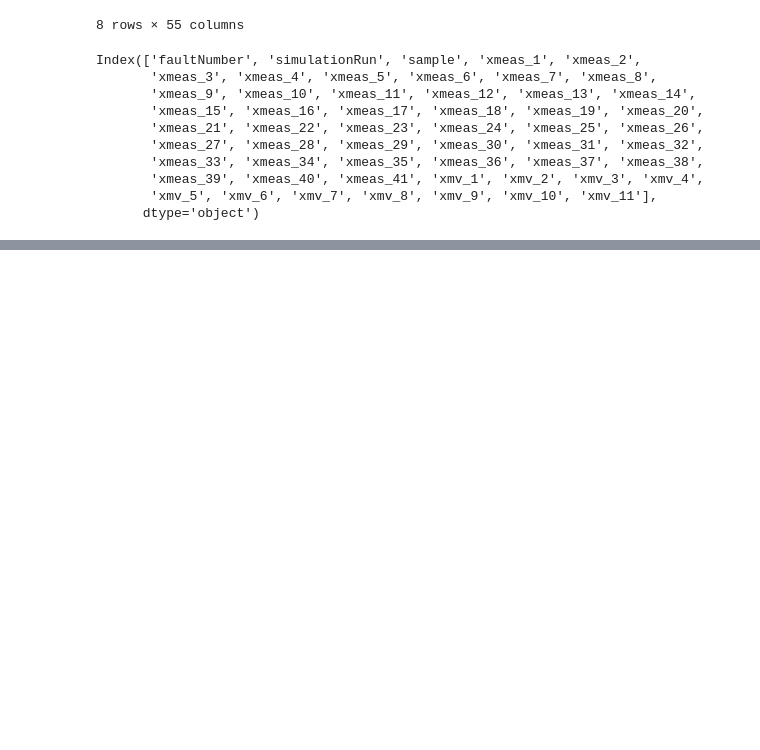
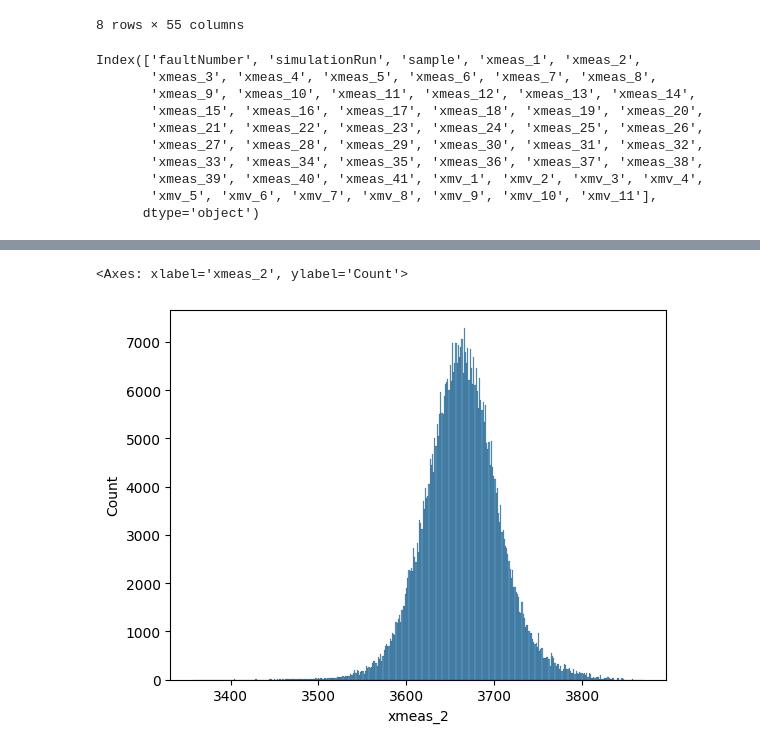
Before and after one commit to BSchelle/monitor-the-reactor, a Jupyter notebook: notebooks/EDA_bs.ipynb, the cells around one changed output, grey strips where cells are left out. Cells and saved outputs as stored; diff of their text form; code cells hidden in the pictures; blank space fills up the shorter version.

Commit message:
done histplot comparizon on all dafaults

```diff
--- a/notebooks/EDA_bs.ipynb
+++ b/notebooks/EDA_bs.ipynb
@@ -122,0 +128,5 @@ ValueError: num must be an integer with 1 <= num <= 20, not 0
+# %%
+sns.histplot(data=faulty_train, x='xmeas_2')
+# %% [output]
+<Axes: xlabel='xmeas_2', ylabel='Count'>
+[figure, added]
```
Also changed, not shown: parts of 3 cells of this notebook.
